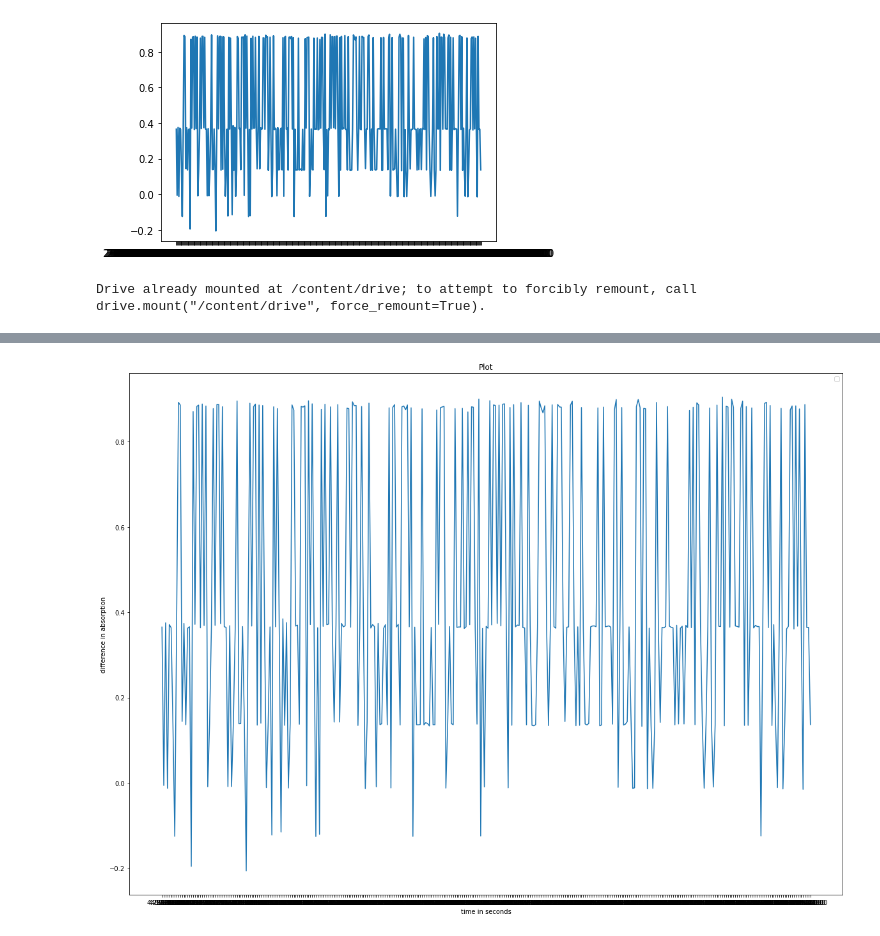
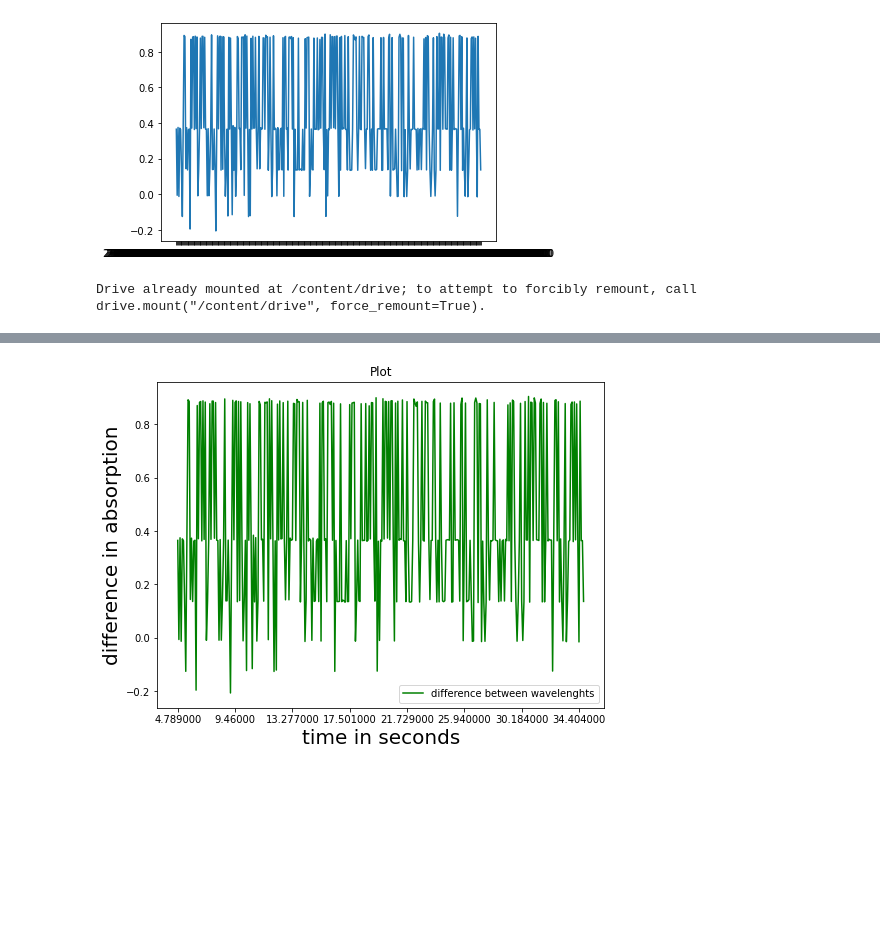
Before and after one commit to Sean-Reinhardt/Reinhardt-Sean, a Jupyter notebook: CodingTask1.ipynb, the cells around one changed output, grey strips where cells are left out. Saved outputs shown, nothing was run; the diff lists cells and outputs as text; code cells hidden in the pictures; blank space fills up the shorter version.

```diff
--- a/CodingTask1.ipynb
+++ b/CodingTask1.ipynb
@@ -63,7 +63,9 @@ Drive already mounted at /content/drive; to attempt to forcibly remount, call dr
 #CT-1.6
 import pandas as pd
 from google.colab import drive
+from google.colab import files
 import matplotlib.pyplot as plt
+import matplotlib.ticker as ticker
 drive.mount('/content/drive')
 path = '/content/drive/MyDrive/datascience/CCD-Data.txt'
 
@@ -78,13 +80,18 @@ def plot_difference(data, colm, coln, x):
   x_val = data[x]
   difference = a_val - b_val
 
-  fig, ax = plt.subplots(figsize=(20,15))
-  ax.plot(x_val, difference)
-  ax.set_xlabel('time in seconds')
-  ax.set_ylabel('difference in absorption')
+  fig, ax = plt.subplots(figsize=(8,6))
+  ax.plot(x_val, difference, label='difference between wavelenghts', color='green')
+  ax.set_xlabel('time in seconds', fontsize=20,)
+  ax.set_ylabel('difference in absorption', fontsize=20)
   ax.legend()
   ax.set_title('Plot')
+  ax.xaxis.set_major_locator(ticker.AutoLocator())
+
 
 plot_difference(df,'316.6137','780.0381','seconds')
+
+plt.savefig('difference_plot_CT1.png', bbox_inches='tight')
+files.download('difference_plot_CT1.png')
 # %% [output]
 Drive already mounted at /content/drive; to attempt to forcibly remount, call drive.mount("/content/drive", force_remount=True).
@@ -92 +100 @@ WARNING:matplotlib.legend:No artists with labels found to put in legend.  Note t
-[figure, old version]
+[figure, new version]
```
Also changed, not shown: parts of 3 cells of this notebook.
